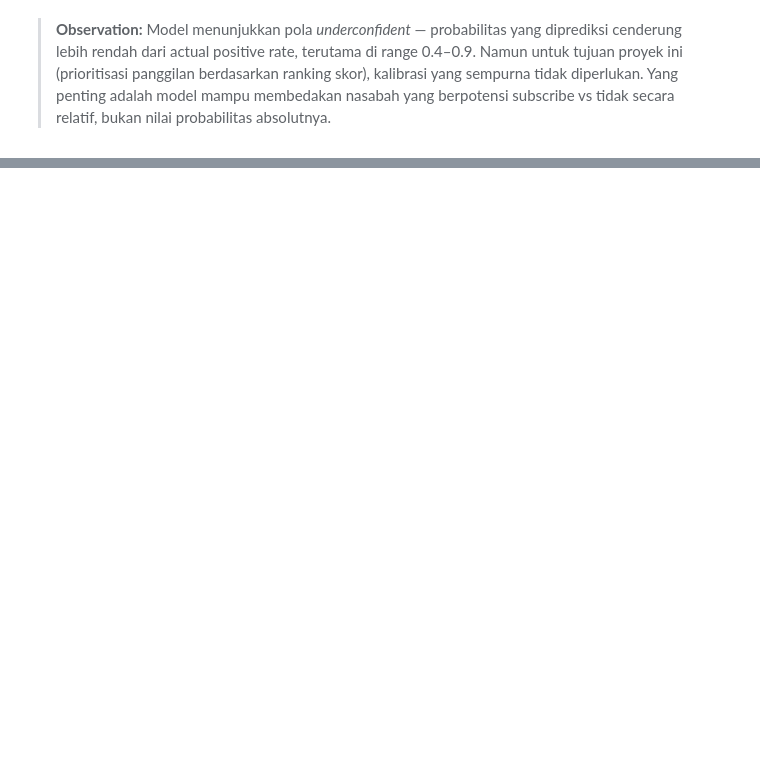
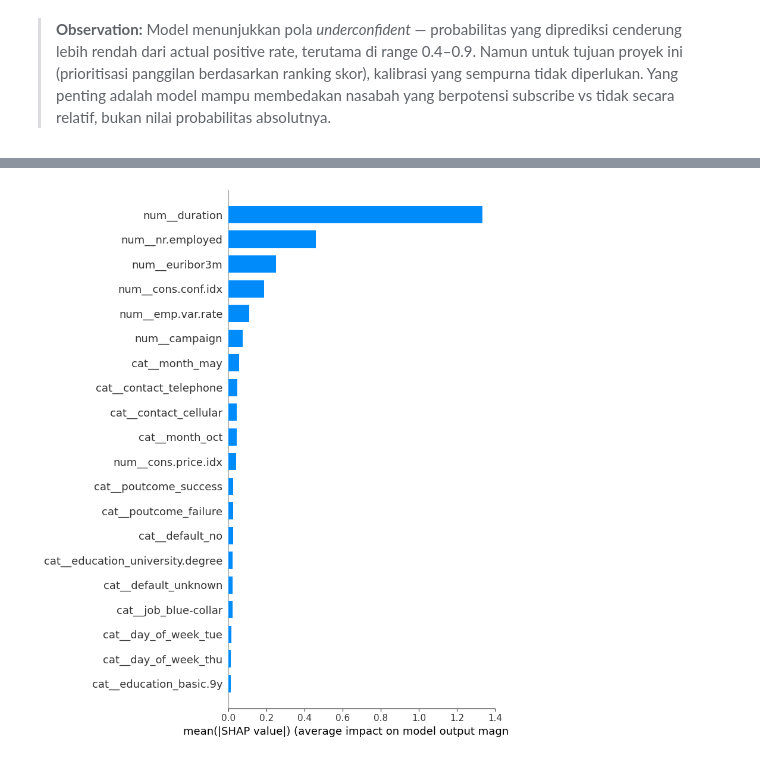
Before and after one commit to haneandreanu/bank-marketing, a Jupyter notebook: notebook/bank-marketing-analysis.ipynb, the cells around one changed output, grey strips where cells are left out. Cells and saved outputs as stored; diff of their text form; code cells hidden in the pictures; blank space fills up the shorter version.

```diff
--- a/notebook/bank-marketing-analysis.ipynb
+++ b/notebook/bank-marketing-analysis.ipynb
@@ -1436,0 +1512,4 @@ Error:
+# %%
+shap.summary_plot(shap_values_subscribe, x_test_preprocessed_df, plot_type="bar")
+# %% [output]
+[figure, added]
```
Also changed, not shown: parts of 19 cells of this notebook, 3 other files.
